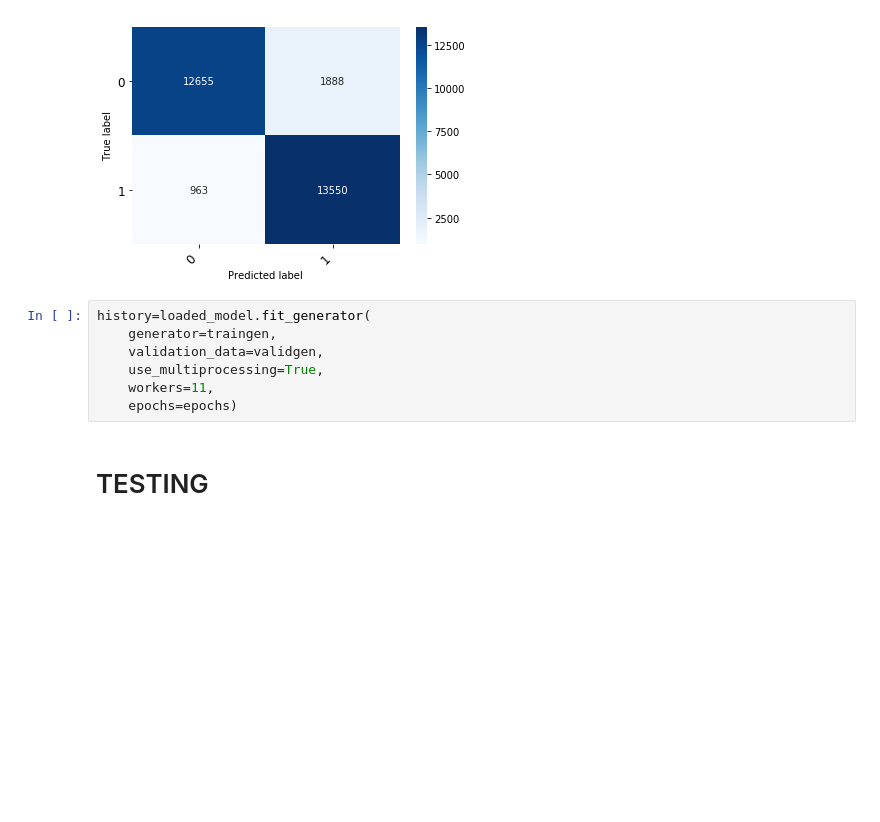
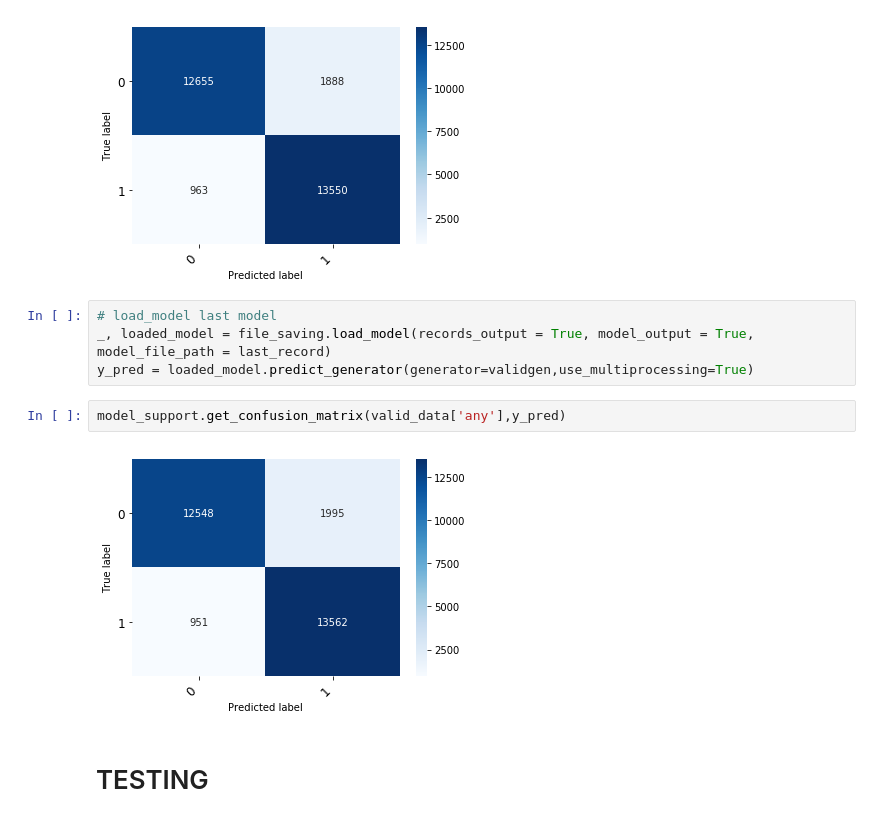
Before and after one commit to RumTumTum/capstone, a Jupyter notebook: basic_cnn_v3.ipynb, the cells around one changed output. Saved outputs shown, nothing was run; the diff lists cells and outputs as text; blank space fills up the shorter version.

```diff
--- a/basic_cnn_v3.ipynb
+++ b/basic_cnn_v3.ipynb
@@ -307,13 +306,14 @@ y_pred = loaded_model.predict_generator(generator=validgen,use_multiprocessing=T
 model_support.get_confusion_matrix(valid_data['any'],y_pred)
 # %% [output]
 [figure]
-# %%
-history=loaded_model.fit_generator(
-    generator=traingen,
-    validation_data=validgen,
-    use_multiprocessing=True,
-    workers=11,
-    epochs=epochs)
+# %%
+# load_model last model
+_, loaded_model = file_saving.load_model(records_output = True, model_output = True, model_file_path = last_record)
+y_pred = loaded_model.predict_generator(generator=validgen,use_multiprocessing=True)
+# %%
+model_support.get_confusion_matrix(valid_data['any'],y_pred)
+# %% [output]
+[figure, added]
 # %% [markdown]
 # TESTING
 # %% [markdown]
```
Also changed, not shown: parts of 4 cells of this notebook, 1 other file.
